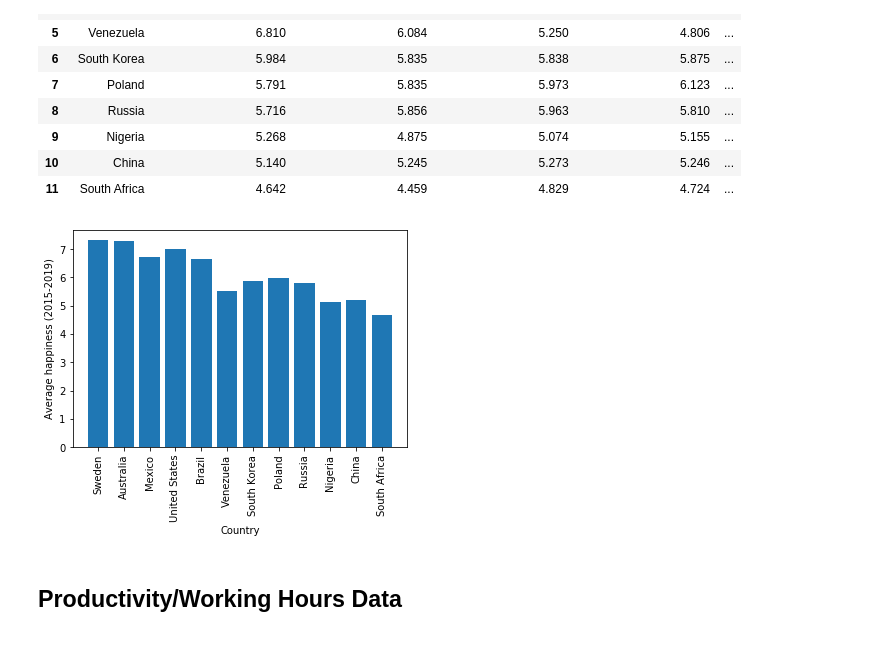
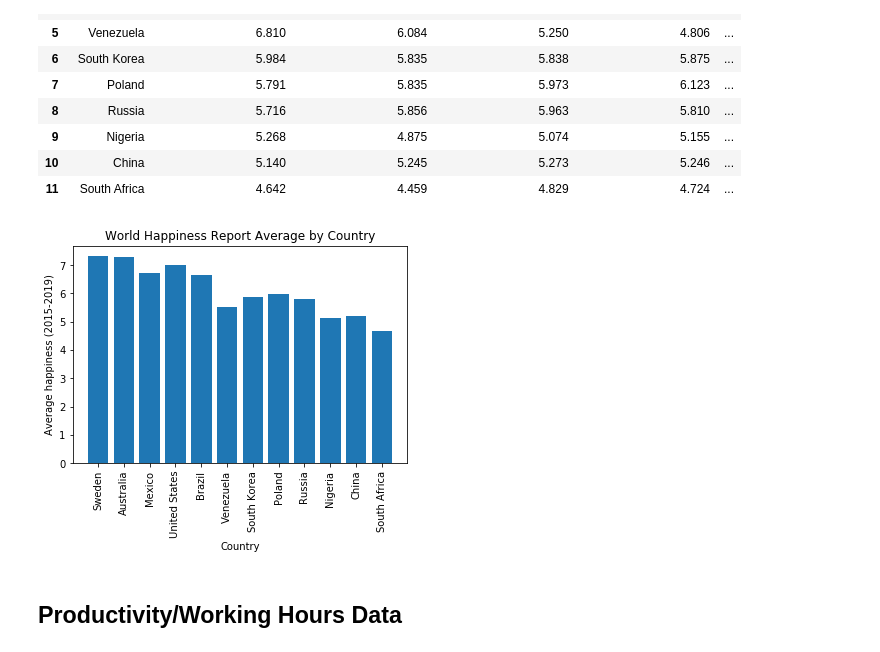
Before and after one commit to JeremyBrent/RUDS_project_1, a Jupyter notebook: Jeremys_notebook/Data_analysis.ipynb, the cells around one changed output. Saved outputs shown, nothing was run; the diff lists cells and outputs as text; code cells hidden in the pictures.

Commit message:
Saving figures as png and DF's as csv

```diff
--- a/Jeremys_notebook/Data_analysis.ipynb
+++ b/Jeremys_notebook/Data_analysis.ipynb
@@ -80,11 +81,13 @@ total_happy
 # %%
 plt.bar(total_happy.Country,total_happy["Average Happiness"])
 plt.xlabel("Country")
 plt.ylabel("Average happiness (2015-2019)")
+plt.title("World Happiness Report Average by Country")
 plt.xticks(rotation=90)
+plt.savefig("Output/World_Happiness_Report_by_Country.png",bbox_inches = "tight")
 plt.show()
 # %% [output]
-[figure, old version]
+[figure, new version]
 # %% [markdown]
 ## Productivity/Working Hours Data
 # %%
```
Also changed, not shown: parts of 14 cells of this notebook, 11 other files.
